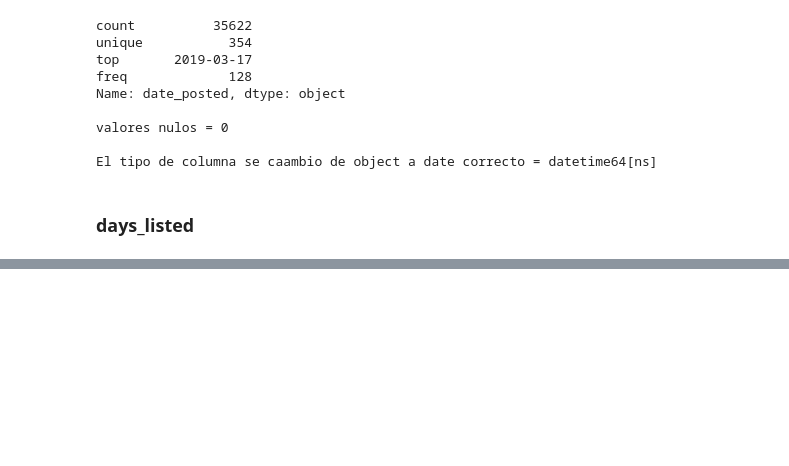
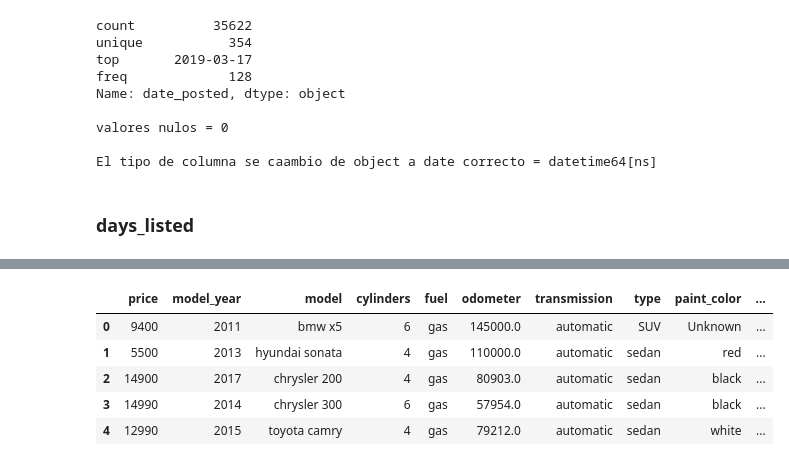
Before and after one commit to ZarRomM/Proyect-7-Streamlit, a Jupyter notebook: notebooks/EDA.ipynb, the cells around one changed output, grey strips where cells are left out. Drawn from its saved outputs; the diff is of its cells as text; code cells hidden in the pictures; blank space fills up the shorter version.

```diff
--- a/notebooks/EDA.ipynb
+++ b/notebooks/EDA.ipynb
@@ -574,0 +593,9 @@ valores nulos = 0
+# %%
+df_cd.head()
+# %% [output]
+|  | price | model_year | model | cylinders | fuel | odometer | transmission | type | paint_color | ... |
+| 0 | 9400 | 2011 | bmw x5 | 6 | gas | 145000.0 | automatic | SUV | Unknown | ... |
+| 1 | 5500 | 2013 | hyundai sonata | 4 | gas | 110000.0 | automatic | sedan | red | ... |
+| 2 | 14900 | 2017 | chrysler 200 | 4 | gas | 80903.0 | automatic | sedan | black | ... |
+| 3 | 14990 | 2014 | chrysler 300 | 6 | gas | 57954.0 | automatic | sedan | black | ... |
+| 4 | 12990 | 2015 | toyota camry | 4 | gas | 79212.0 | automatic | sedan | white | ... |
```
Also changed, not shown: parts of 14 cells of this notebook, 6 other files.
